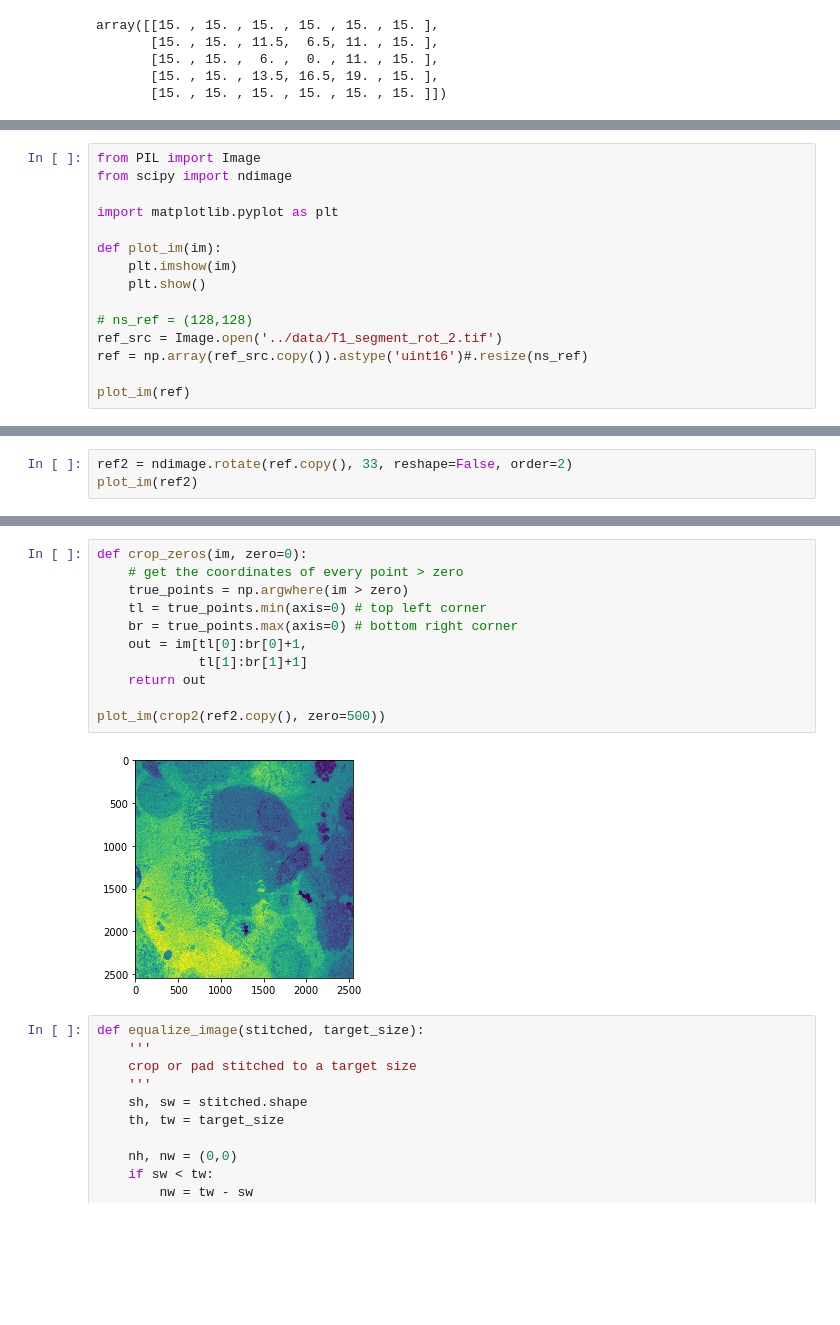
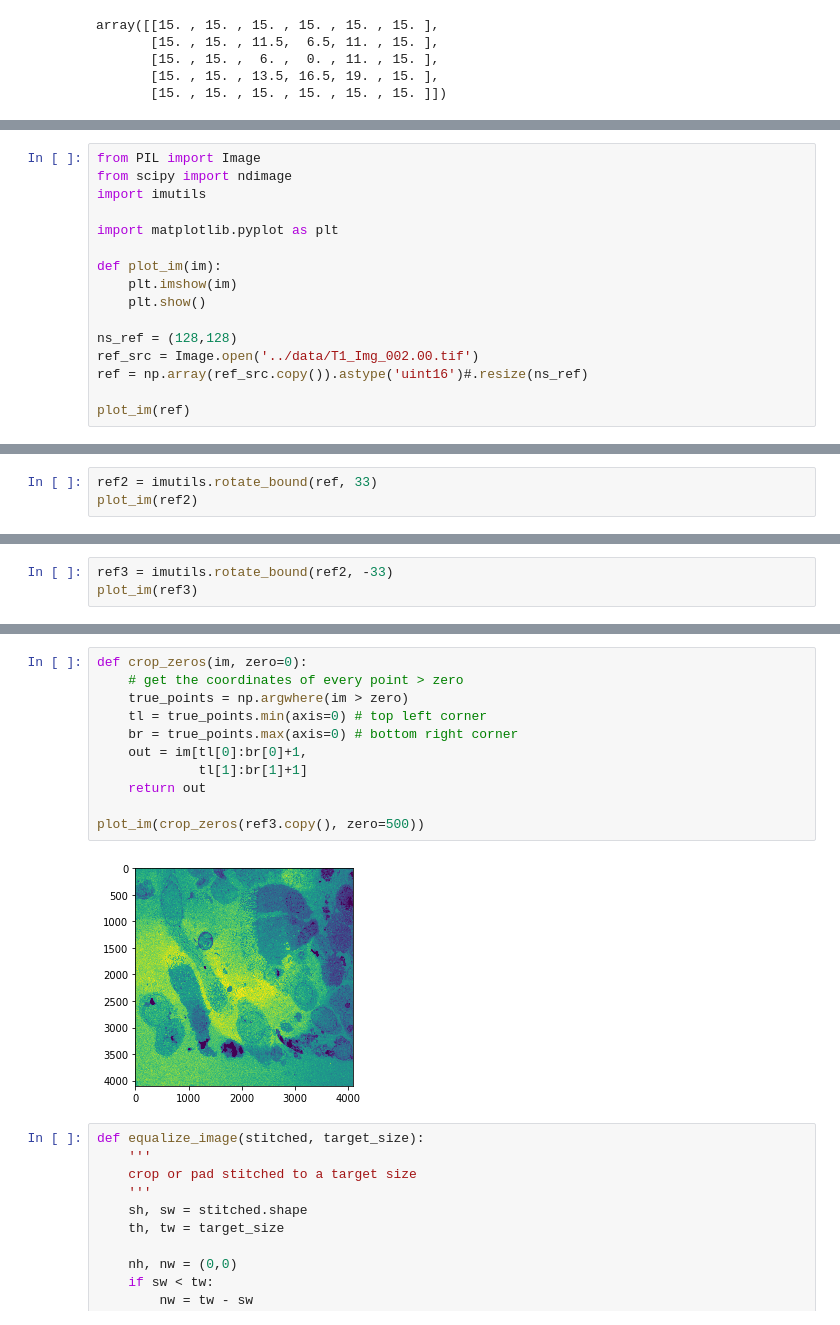
Before and after one commit to tristaaan/stitch-eval, a Jupyter notebook: notebooks/scratchpad.ipynb, the cells around one changed output, grey strips where cells are left out. Cells and saved outputs as stored; diff of their text form; blank space fills up the shorter version.

```diff
--- a/notebooks/scratchpad.ipynb
+++ b/notebooks/scratchpad.ipynb
@@ -173,6 +141,7 @@ array([[15. , 15. , 15. , 15. , 15. , 15. ],
 # %%
 from PIL import Image
 from scipy import ndimage
+import imutils
 
 import matplotlib.pyplot as plt
 
@@ -180,8 +149,8 @@ def plot_im(im):
     plt.imshow(im)
     plt.show()
 
-# ns_ref = (128,128)
-ref_src = Image.open('../data/T1_segment_rot_2.tif')
+ns_ref = (128,128)
+ref_src = Image.open('../data/T1_Img_002.00.tif')
 ref = np.array(ref_src.copy()).astype('uint16')#.resize(ns_ref)
 
 plot_im(ref)
@@ -190,4 +159,4 @@ plot_im(ref)
 # %%
-ref2 = ndimage.rotate(ref.copy(), 33, reshape=False, order=2)
+ref2 = imutils.rotate_bound(ref, 33)
 plot_im(ref2)
 # %% [output]
@@ -194,0 +164,3 @@ plot_im(ref2)
+# %%
+ref3 = imutils.rotate_bound(ref2, -33)
+plot_im(ref3)
@@ -195,16 +169,16 @@ plot_im(ref2)
 # %%
 def crop_zeros(im, zero=0):
     # get the coordinates of every point > zero
     true_points = np.argwhere(im > zero)
     tl = true_points.min(axis=0) # top left corner
     br = true_points.max(axis=0) # bottom right corner
     out = im[tl[0]:br[0]+1,
              tl[1]:br[1]+1]
     return out
 
-plot_im(crop2(ref2.copy(), zero=500))
+plot_im(crop_zeros(ref3.copy(), zero=500))
 # %% [output]
-[figure, old version]
+[figure, new version]
 # %%
 def equalize_image(stitched, target_size):
     '''
```
Also changed, not shown: parts of 21 cells of this notebook.
